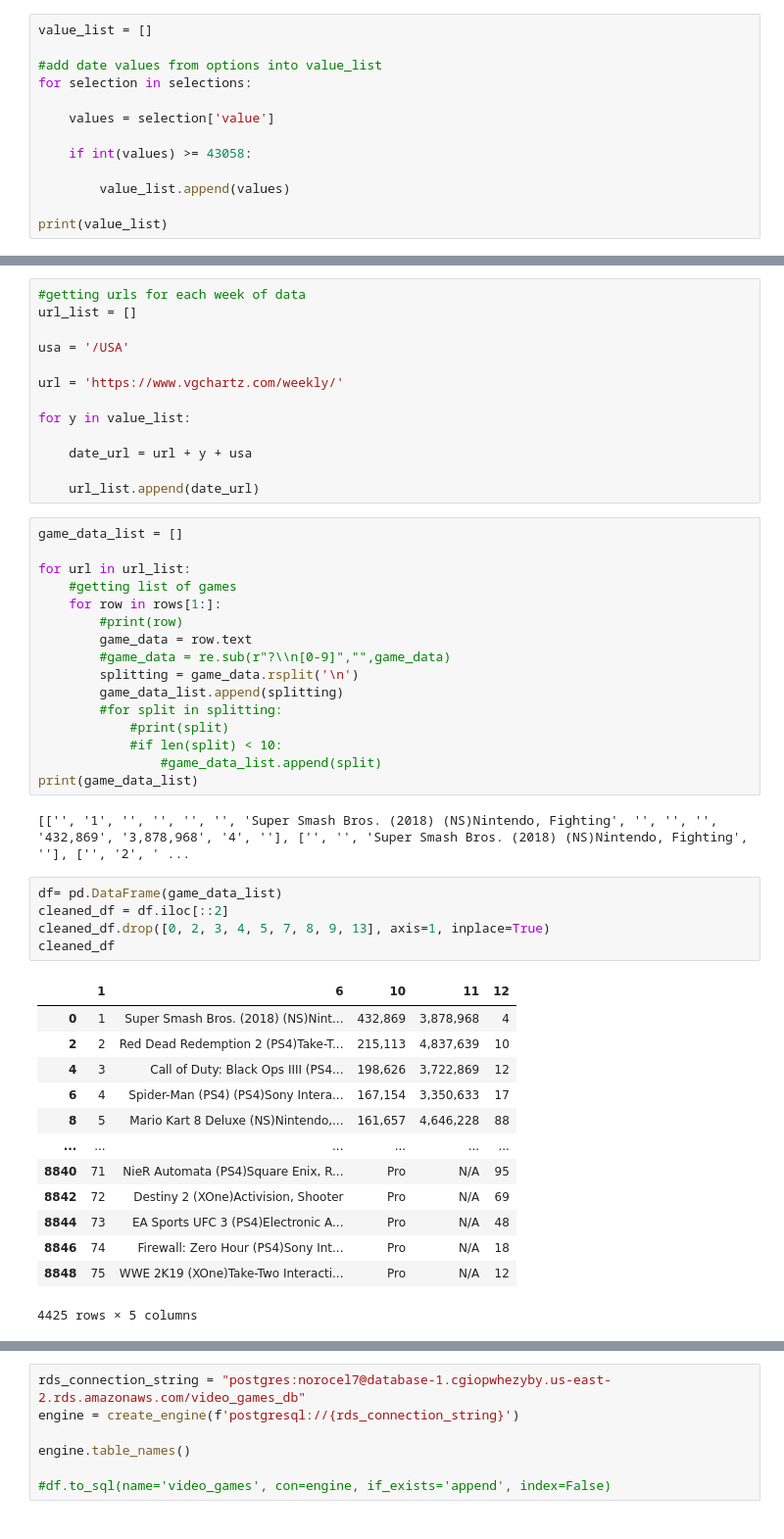
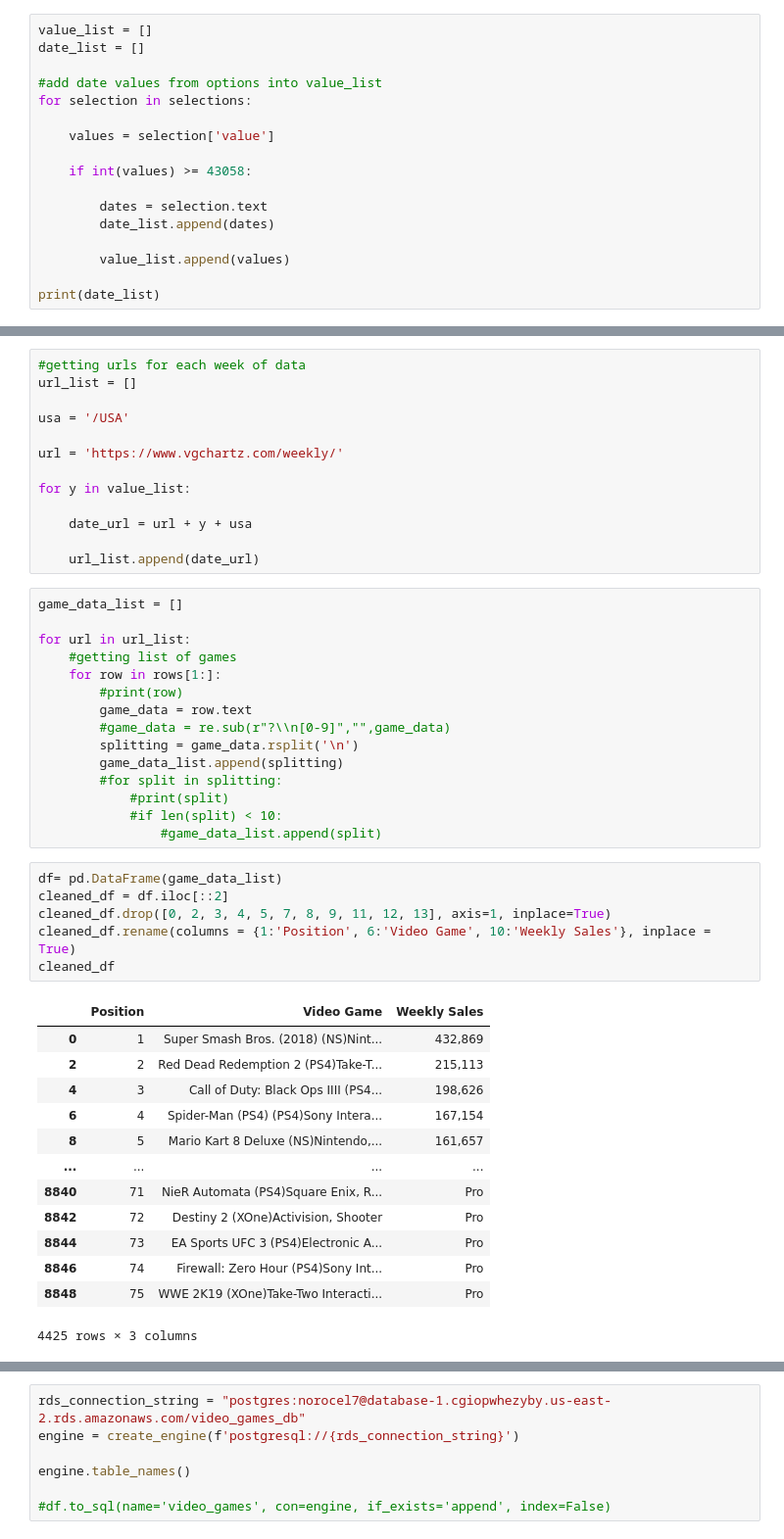
Before and after one commit to matkuhlm/CWRU_ETL_Project1, a Jupyter notebook: video_gamesBR.ipynb, the cells around one changed output, grey strips where cells are left out. Shown at 98% size. Drawn from its saved outputs; the diff is of its cells as text.

```diff
--- a/video_gamesBR.ipynb
+++ b/video_gamesBR.ipynb
@@ -58,5 +58,6 @@ rows = table.find_all('tr')
 # %%
 value_list = []
+date_list = []
 
 #add date values from options into value_list
 for selection in selections:
@@ -65,7 +66,10 @@ for selection in selections:
 
     if int(values) >= 43058:
 
+        dates = selection.text
+        date_list.append(dates)
+
         value_list.append(values)
 
-print(value_list)
+print(date_list)
 # %% [output]
@@ -98,25 +102,23 @@ for url in url_list:
             #print(split)
             #if len(split) < 10:
                 #game_data_list.append(split)
-print(game_data_list)
-# %% [output]
-[['', '1', '', '', '', '', 'Super Smash Bros. (2018) (NS)Nintendo, Fighting', '', '', '', '432,869', '3,878,968', '4', ''], ['', '', 'Super Smash Bros. (2018) (NS)Nintendo, Fighting', ''], ['', '2', ' ...
 # %%
 df= pd.DataFrame(game_data_list)
 cleaned_df = df.iloc[::2]
-cleaned_df.drop([0, 2, 3, 4, 5, 7, 8, 9, 13], axis=1, inplace=True)
+cleaned_df.drop([0, 2, 3, 4, 5, 7, 8, 9, 11, 12, 13], axis=1, inplace=True)
+cleaned_df.rename(columns = {1:'Position', 6:'Video Game', 10:'Weekly Sales'}, inplace = True)
 cleaned_df
 # %% [output]
-|  | 1 | 6 | 10 | 11 | 12 |
-| 0 | 1 | Super Smash Bros. (2018) (NS)Nint... | 432,869 | 3,878,968 | 4 |
-| 2 | 2 | Red Dead Redemption 2 (PS4)Take-T... | 215,113 | 4,837,639 | 10 |
-| 4 | 3 | Call of Duty: Black Ops IIII (PS4... | 198,626 | 3,722,869 | 12 |
-| 6 | 4 | Spider-Man (PS4) (PS4)Sony Intera... | 167,154 | 3,350,633 | 17 |
-| 8 | 5 | Mario Kart 8 Deluxe (NS)Nintendo,... | 161,657 | 4,646,228 | 88 |
-| ... | ... | ... | ... | ... | ... |
-| 8840 | 71 | NieR Automata (PS4)Square Enix, R... | Pro | N/A | 95 |
-| 8842 | 72 | Destiny 2 (XOne)Activision, Shooter | Pro | N/A | 69 |
-| 8844 | 73 | EA Sports UFC 3 (PS4)Electronic A... | Pro | N/A | 48 |
-| 8846 | 74 | Firewall: Zero Hour (PS4)Sony Int... | Pro | N/A | 18 |
-| 8848 | 75 | WWE 2K19 (XOne)Take-Two Interacti... | Pro | N/A | 12 |
+|  | Position | Video Game | Weekly Sales |
+| 0 | 1 | Super Smash Bros. (2018) (NS)Nint... | 432,869 |
+| 2 | 2 | Red Dead Redemption 2 (PS4)Take-T... | 215,113 |
+| 4 | 3 | Call of Duty: Black Ops IIII (PS4... | 198,626 |
+| 6 | 4 | Spider-Man (PS4) (PS4)Sony Intera... | 167,154 |
+| 8 | 5 | Mario Kart 8 Deluxe (NS)Nintendo,... | 161,657 |
+| ... | ... | ... | ... |
+| 8840 | 71 | NieR Automata (PS4)Square Enix, R... | Pro |
+| 8842 | 72 | Destiny 2 (XOne)Activision, Shooter | Pro |
+| 8844 | 73 | EA Sports UFC 3 (PS4)Electronic A... | Pro |
+| 8846 | 74 | Firewall: Zero Hour (PS4)Sony Int... | Pro |
+| 8848 | 75 | WWE 2K19 (XOne)Take-Two Interacti... | Pro |
-4425 rows × 5 columns
+4425 rows × 3 columns
```
Also changed, not shown: parts of 4 cells of this notebook.
